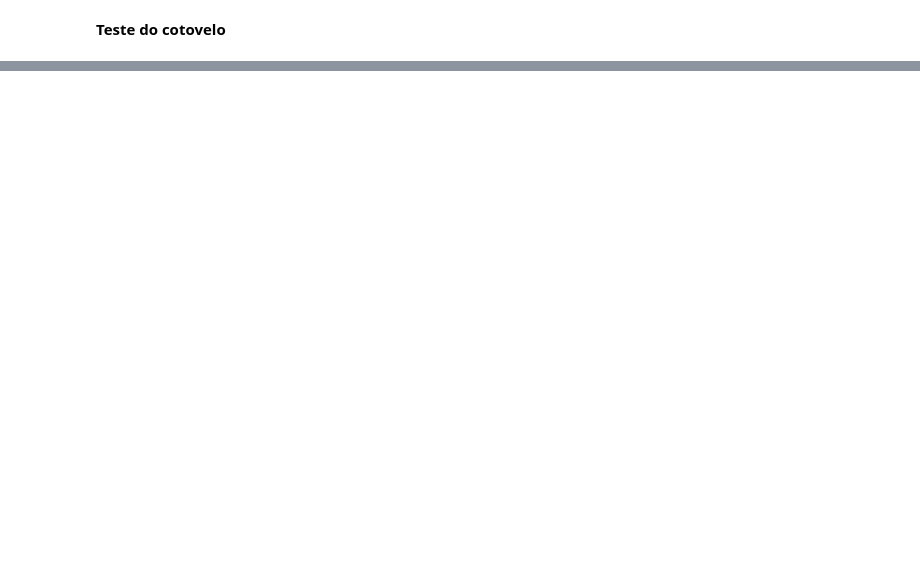
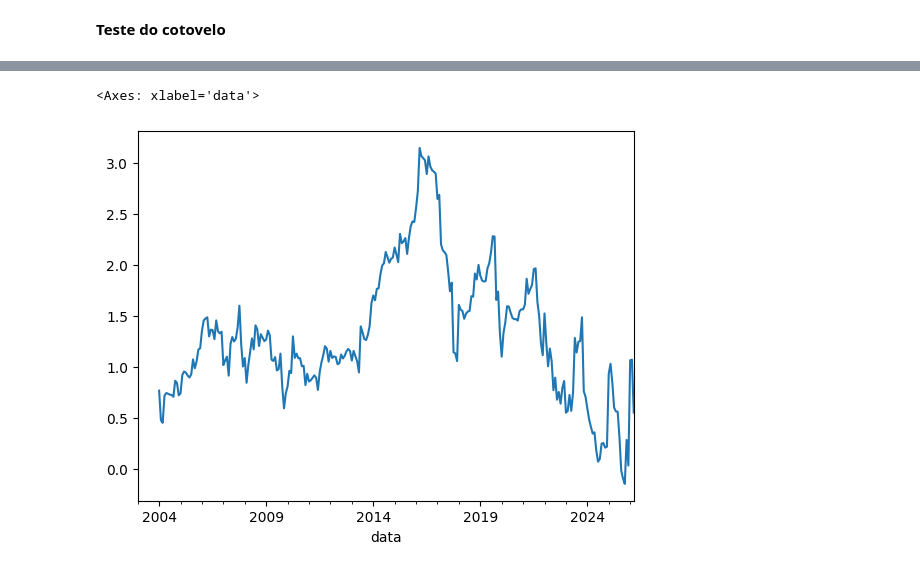
Before and after one commit to WesleySouza13/oil-price-shock-analysis, a Jupyter notebook: notebooks/01_time_series.ipynb, the cells around one changed output, grey strips where cells are left out. Cells and saved outputs as stored; diff of their text form; code cells hidden in the pictures; blank space fills up the shorter version.

```diff
--- a/notebooks/01_time_series.ipynb
+++ b/notebooks/01_time_series.ipynb
@@ -418,0 +506,11 @@ df_cluster
+# %%
+# calculo de covariancia e variancia dos retornos dentro de uma janela de 12 meses
+returns = df[['Close_PETR4.SA', 'Close_IBOV']].pct_change().dropna()
+cov = returns['Close_PETR4.SA'].rolling(12).cov(returns['Close_IBOV'])
+var = returns['Close_IBOV'].rolling(12).var()
+df['BETA'] = cov/var
+# %%
+df['BETA'].plot()
+# %% [output]
+<Axes: xlabel='data'>
+[figure, added]
```
Also changed, not shown: parts of 23 cells of this notebook, 3 other files.
